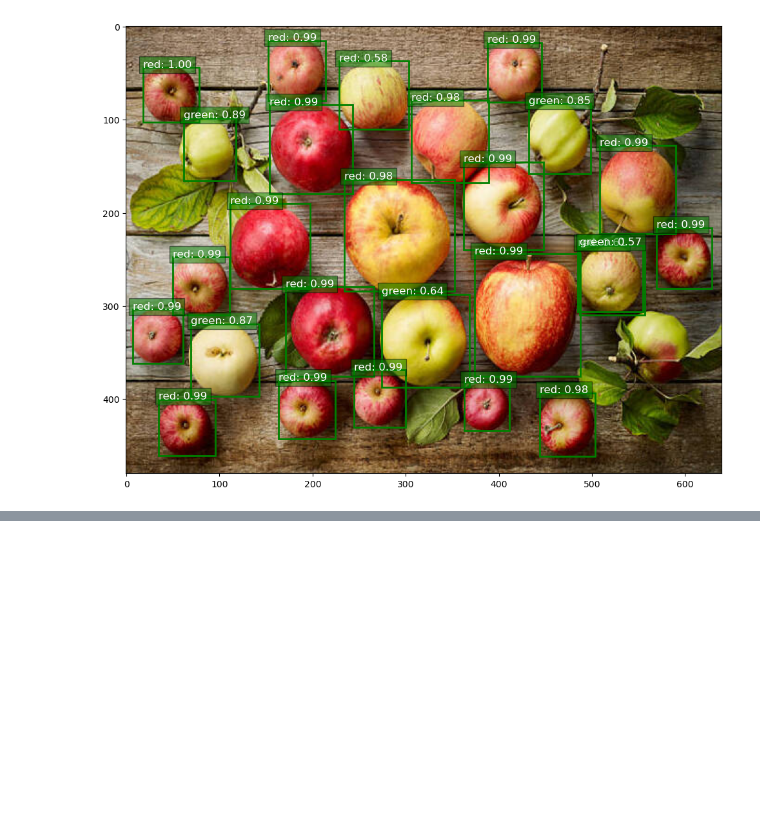
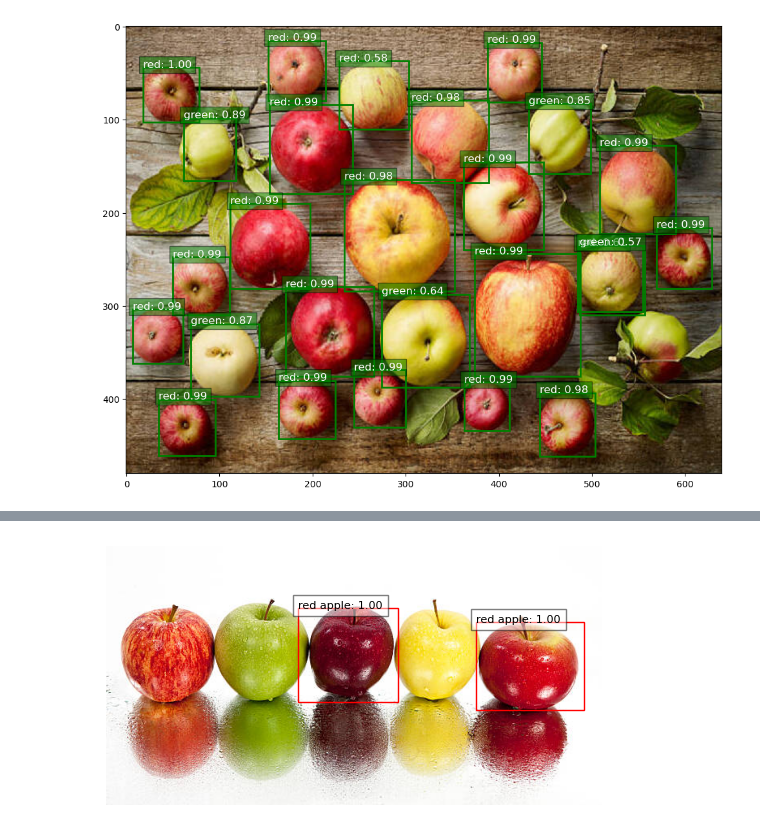
Before and after one commit to Kkumteulyi/2024-CapStone, a Jupyter notebook: CNN_object_detection/Example_needToChangeModel.ipynb, the cells around one changed output, grey strips where cells are left out. Cells and saved outputs as stored; diff of their text form; code cells hidden in the pictures; blank space fills up the shorter version.

```diff
--- a/CNN_object_detection/Example_needToChangeModel.ipynb
+++ b/CNN_object_detection/Example_needToChangeModel.ipynb
@@ -320,0 +738,48 @@ torch.cuda.empty_cache()
+# %%
+# 4. 모델 저장
+torch.save(model.state_dict(), 'apple_detector.pth')
+
+# 5. 이미지 예측 함수 수정
+def predict_image(model, image_path):
+    device = torch.device('cuda') if torch.cuda.is_available() else torch.device('cpu')
+    model.to(device)
+    model.eval()
+
+    img = Image.open(image_path).convert("RGB")
+    transform = transforms.Compose([transforms.ToTensor()])
+    img_tensor = transform(img).unsqueeze(0).to(device)
+
+    with torch.no_grad():
+        prediction = model(img_tensor)
+
+    # 예측 결과를 CPU로 이동
+    prediction = {k: v.cpu() for k, v in prediction[0].items()}
+
+    return img, prediction
+
+# 7. 결과 시각화 함수 수정
+def visualize_prediction(img, prediction, threshold=0.6):
+    fig, ax = plt.subplots(1)
+    ax.imshow(img)
+
+    for box, label, score in zip(prediction['boxes'], prediction['labels'], prediction['scores']):
+        if score > threshold:
+            xmin, ymin, xmax, ymax = box.numpy()
+            rect = patches.Rectangle((xmin, ymin), xmax-xmin, ymax-ymin,
+                                     linewidth=1, edgecolor='r', facecolor='none')
+            ax.add_patch(rect)
+            label_name = [k for k, v in class_mapping.items() if v == label.item()][0]
+            ax.text(xmin, ymin, f"{label_name}: {score:.2f}",
+                    fontsize=8, bbox=dict(facecolor='white', alpha=0.5))
+
+    plt.axis('off')
+    plt.show()
+
+# 6. 저장된 모델 불러오기 및 예측
+model.load_state_dict(torch.load('apple_detector.pth'))
+img, prediction = predict_image(model, 'apple3.jpg')
+
+# 예측 결과 시각화
+visualize_prediction(img, prediction)
+# %% [output]
+[figure, added]
```
Also changed, not shown: parts of 14 cells of this notebook.
